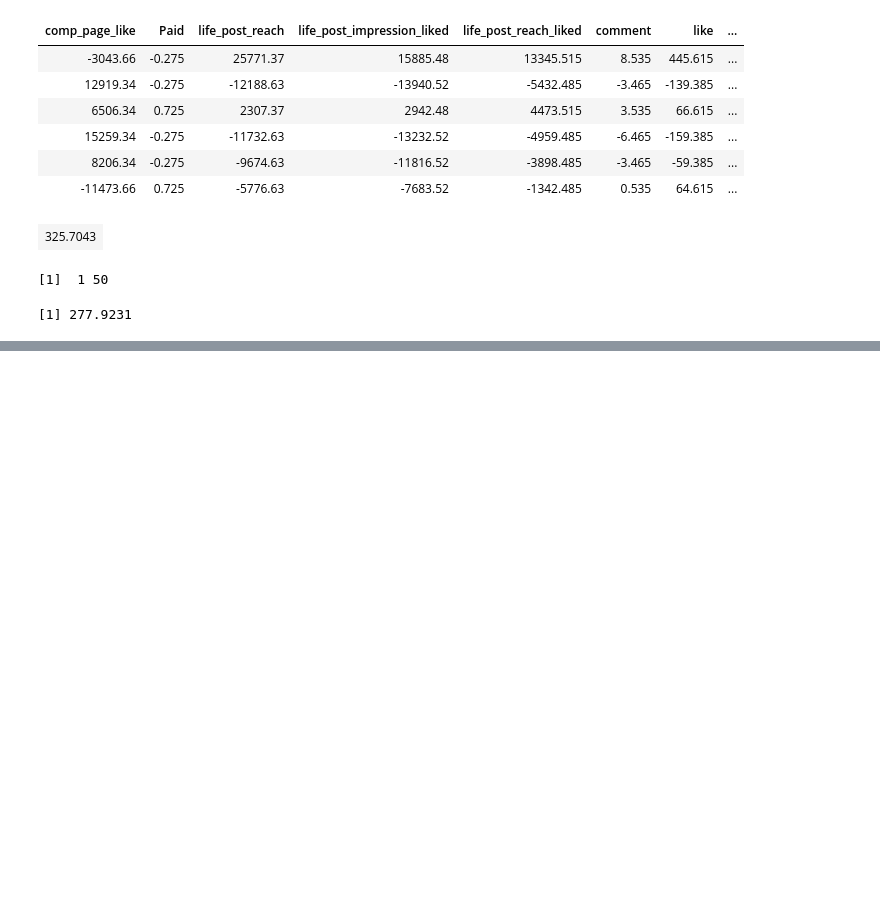
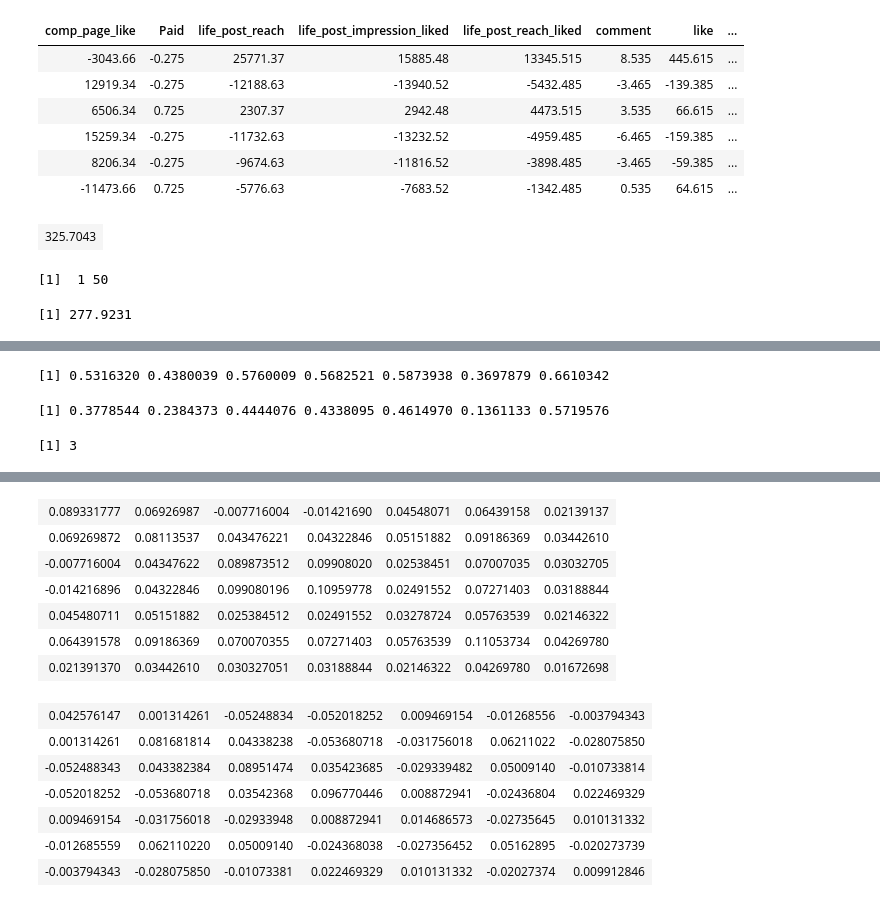
Before and after one commit to CryoliteZ/Statistical-Learning-R, a Jupyter notebook: HW1/hw1.ipynb, the cells around one changed output, grey strips where cells are left out. Drawn from its saved outputs; the diff is of its cells as text; code cells hidden in the pictures; blank space fills up the shorter version.

```diff
--- a/HW1/hw1_1.ipynb
+++ b/HW1/hw1.ipynb
@@ -233,3 +213,26 @@ mae1a
 [1] 277.9231
 # %%
 # # # # 2
+# %%
+set.seed(1223)
+nobs = 3
+nfeature = 7
+rawdata=matrix(runif(nobs*nfeature), nrow=nobs, ncol=nfeature)
+data1 = rawdata[1:(nobs-1),]
+
+xn = rawdata[nobs,2:3]
+cov_prev = cov(data1)*(nrow(data1)-1) / nrow(data1)
+mu_prev = colMeans(data1)
+
+n_prev = 2
+n = n_prev + 1
+mu = mu_prev + (xn - mu_prev)/n
+mu
+mu_prev
+
+n
+# s = cov_prev + ((xn - mu) %*% t(xn - mu) - cov_prev %*% t(cov_prev)) / n
+s = (cov_prev * (n-1) + ((n-1)/n) * (xn - mu_prev) %*%  t(xn - mu_prev)) / n
+s
+cov(rawdata) * 2 /3
+# %% [output]
@@ -235,0 +241,3 @@ mae1a
+[1] 0.5316320 0.4380039 0.5760009 0.5682521 0.5873938 0.3697879 0.6610342
+[1] 0.3778544 0.2384373 0.4444076 0.4338095 0.4614970 0.1361133 0.5719576
+[1] 3
@@ -235,0 +247,14 @@ mae1a
+| 0.089331777 | 0.06926987 | -0.007716004 | -0.01421690 | 0.04548071 | 0.06439158 | 0.02139137 |
+| 0.069269872 | 0.08113537 | 0.043476221 | 0.04322846 | 0.05151882 | 0.09186369 | 0.03442610 |
+| -0.007716004 | 0.04347622 | 0.089873512 | 0.09908020 | 0.02538451 | 0.07007035 | 0.03032705 |
+| -0.014216896 | 0.04322846 | 0.099080196 | 0.10959778 | 0.02491552 | 0.07271403 | 0.03188844 |
+| 0.045480711 | 0.05151882 | 0.025384512 | 0.02491552 | 0.03278724 | 0.05763539 | 0.02146322 |
+| 0.064391578 | 0.09186369 | 0.070070355 | 0.07271403 | 0.05763539 | 0.11053734 | 0.04269780 |
+| 0.021391370 | 0.03442610 | 0.030327051 | 0.03188844 | 0.02146322 | 0.04269780 | 0.01672698 |
+| 0.042576147 | 0.001314261 | -0.05248834 | -0.052018252 | 0.009469154 | -0.01268556 | -0.003794343 |
+| 0.001314261 | 0.081681814 | 0.04338238 | -0.053680718 | -0.031756018 | 0.06211022 | -0.028075850 |
+| -0.052488343 | 0.043382384 | 0.08951474 | 0.035423685 | -0.029339482 | 0.05009140 | -0.010733814 |
+| -0.052018252 | -0.053680718 | 0.03542368 | 0.096770446 | 0.008872941 | -0.02436804 | 0.022469329 |
+| 0.009469154 | -0.031756018 | -0.02933948 | 0.008872941 | 0.014686573 | -0.02735645 | 0.010131332 |
+| -0.012685559 | 0.062110220 | 0.05009140 | -0.024368038 | -0.027356452 | 0.05162895 | -0.020273739 |
+| -0.003794343 | -0.028075850 | -0.01073381 | 0.022469329 | 0.010131332 | -0.02027374 | 0.009912846 |
```
Also changed, not shown: parts of 3 cells of this notebook, 1 other file.
